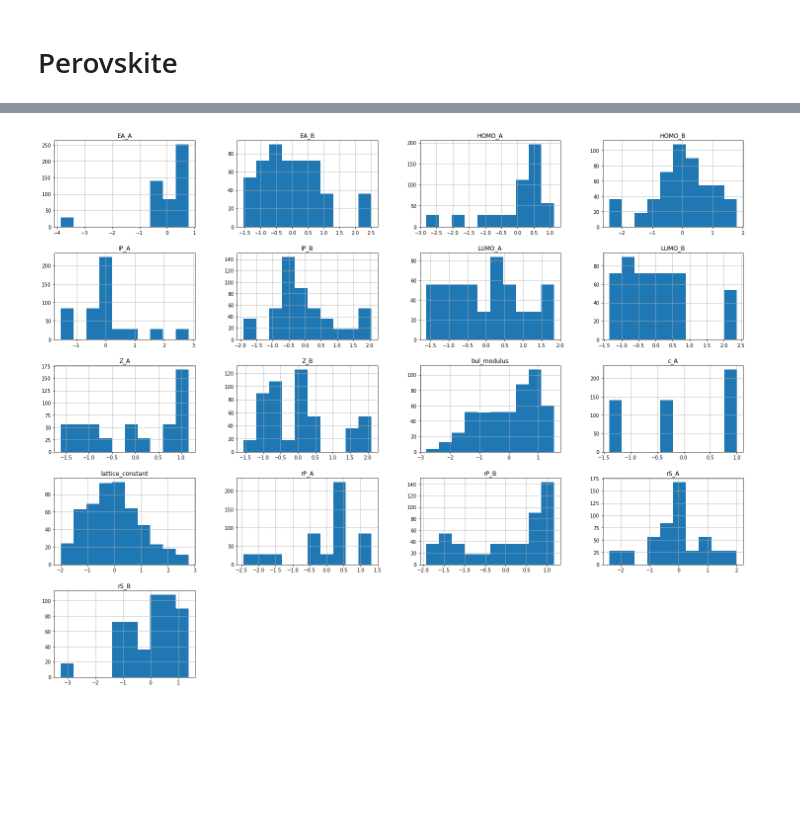
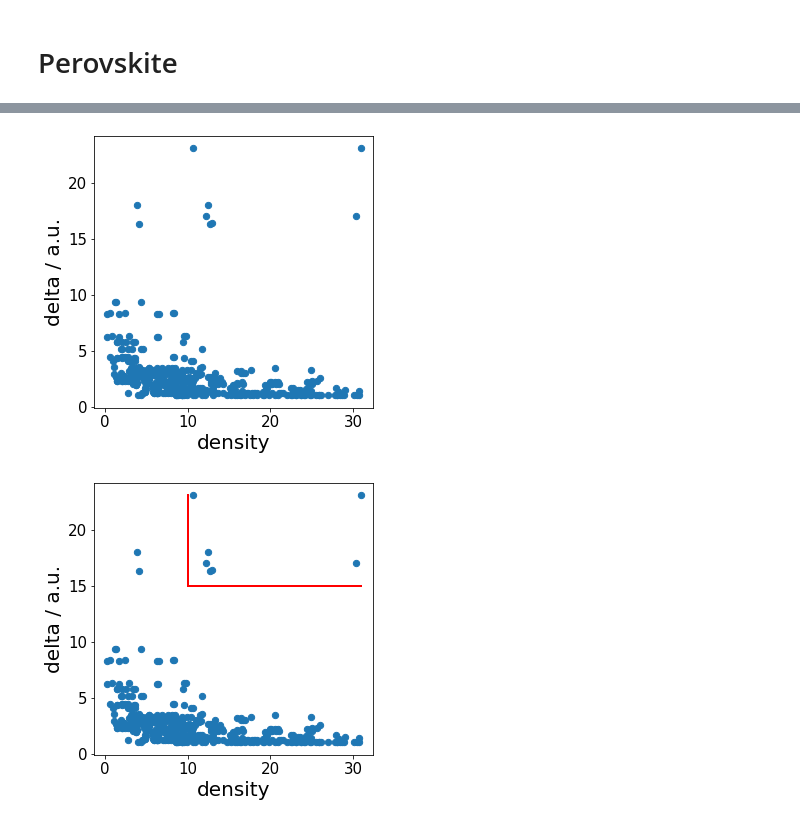
Before and after one commit to luigisbailo/workshop_MPGCQM, a Jupyter notebook: exploratory_analysis/tutorial.ipynb, the cells around one changed output, grey strips where cells are left out. Cells and saved outputs as stored; diff of their text form; code cells hidden in the pictures; blank space fills up the shorter version.

Commit message:
Add clustering by fast search and find of density peaks

```diff
--- a/exploratory_analysis/tutorial.ipynb
+++ b/exploratory_analysis/tutorial.ipynb
@@ -366,7 +363,11 @@ hist = df[features].hist( bins=10, figsize = (20,15))
 # %%
-df[features]=preprocessing.scale(df[features])
+# df[features]=preprocessing.scale(df[features])
-# %%
-hist = df[features].hist( bins=10, figsize = (25,20))
-# %% [output]
-[figure, removed]
+# %%
+clu=Cluster(np.ascontiguousarray(df[features].to_numpy()))
+# %% [output]
+[figure, added]
+# %%
+clu.assign(10, 15)
+# %% [output]
+[figure, added]
 # %%
```
Also changed, not shown: parts of 3 cells of this notebook.
